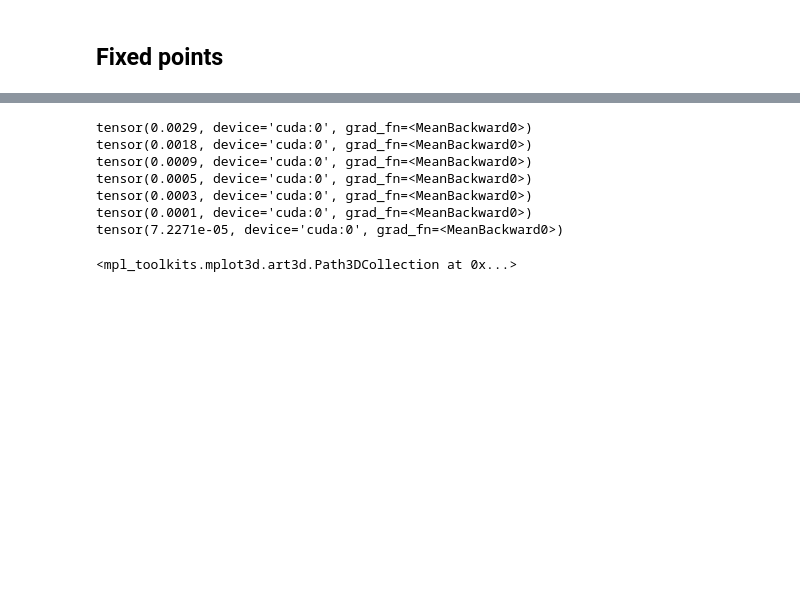
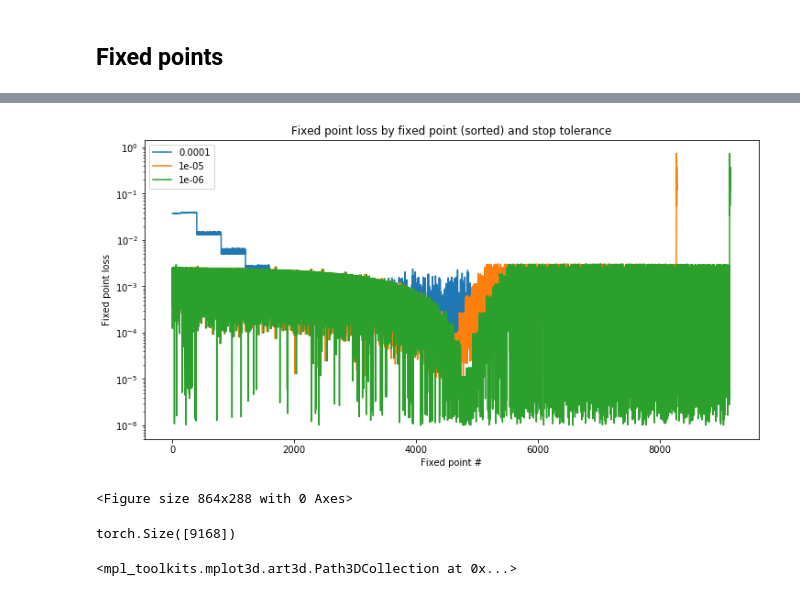
Before and after one commit to LPompe/TorchDynamics, a Jupyter notebook: notebooks/torch_dynamics.ipynb, the cells around one changed output, grey strips where cells are left out. Drawn from its saved outputs; the diff is of its cells as text; code cells hidden in the pictures; blank space fills up the shorter version.

```diff
--- a/notebooks/torch_dynamics.ipynb
+++ b/notebooks/torch_dynamics.ipynb
@@ -208,6 +213,10 @@ _, hiddens = gru(noise)
 # %%
-opt_params = {
+p_tols = [0.0001, 0.00001, 0.000001] # Used for both fp_tol and opt_stop_tol
+fp_dict = {}
+for tol in p_tols:
+    opt_params = {
     'num_batches' : fp_num_batches,
+    'batch_size' : fp_batch_size,
       'step_size' : fp_step_size,
       'decay_factor' : fp_decay_factor,
       'decay_steps' : fp_decay_steps,
@@ -218,5 +227,9 @@ opt_params = {
       'unique_tol' : fp_unique_tol,
       'outlier_tol' : fp_outlier_tol,
       'opt_print_every' : fp_opt_print_every
-}
+    }
+
+
+    candidates = hiddens.view(-1, 100)
+    fp_dict[tol] = find_fps(gru.gru, candidates, opt_params)
 # %% [output]
@@ -224,37 +252,0 @@ NameError: name 'tol' is not defined
-# %%
-p_tols = [0.0001, 0.00001, 0.000001] # Used for both fp_tol and opt_stop_tol
-
-
-candidates = hiddens.view(-1, 100)
-fp_candidates = torch.nn.Parameter(candidates.clone())
-x_star = torch.zeros((candidates.shape[0], 1)).cuda()
-
-fp_opt = torch.optim.Adam([fp_candidates],
-                         fp_step_size,
-                         (fp_adam_b1,fp_adam_b2),
-                         fp_adam_eps,
-                         )
-
-fp_mse = torch.nn.MSELoss(reduction='none').cuda()
-for i in range(fp_num_batches):
-
-
-    fp_opt.zero_grad()
-    h_new = gru.gru(x_star, fp_candidates)
-    fp_loss = fp_mse(h_new, fp_candidates)
-
-    mse = torch.mean(fp_loss)
-
-    mse.backward()
-    fp_opt.step()
-
-    if i % fp_opt_print_every == 0:
-        print(mse)
-# %% [output]
-tensor(0.0029, device='cuda:0', grad_fn=<MeanBackward0>)
-tensor(0.0018, device='cuda:0', grad_fn=<MeanBackward0>)
-tensor(0.0009, device='cuda:0', grad_fn=<MeanBackward0>)
-tensor(0.0005, device='cuda:0', grad_fn=<MeanBackward0>)
-tensor(0.0003, device='cuda:0', grad_fn=<MeanBackward0>)
-tensor(0.0001, device='cuda:0', grad_fn=<MeanBackward0>)
-tensor(7.2271e-05, device='cuda:0', grad_fn=<MeanBackward0>)
@@ -265,3 +253,29 @@ fps = best_fps.cpu().detach().numpy()
+# %%
+f1 = plt.figure(figsize=(12,6))
+
+for tol in p_tols:
+    plt.semilogy(fp_dict[tol][2].cpu());
+    plt.xlabel('Fixed point #')
+    plt.ylabel('Fixed point loss');
+plt.legend(p_tols)
+plt.title('Fixed point loss by fixed point (sorted) and stop tolerance')
+
+f2 = plt.figure(figsize=(12,4))
+
+#pidx = 1
+#nfp_tols = len(fp_tols)
+#for tol_idx, tol in enumerate(fp_tols):
+#    plt.subplot(1, nfp_tols, pidx); pidx += 1
+#    plt.hist(onp.log10(fp_loss_fun(all_fps[tol]['fps'])), 50);
+#    plt.xlabel('log10(FP loss)')
+#    plt.title('Tolerance: ' + str(tol));
+# %% [output]
+[figure, added]
+<Figure size 864x288 with 0 Axes>
+# %%
+fp_dict[tol][2].shape
+# %% [output]
+torch.Size([9168])
 # %%
 # %% [output]
 <mpl_toolkits.mplot3d.art3d.Path3DCollection at 0x...>
```
Also changed, not shown: parts of 9 cells of this notebook, 1 other file.
